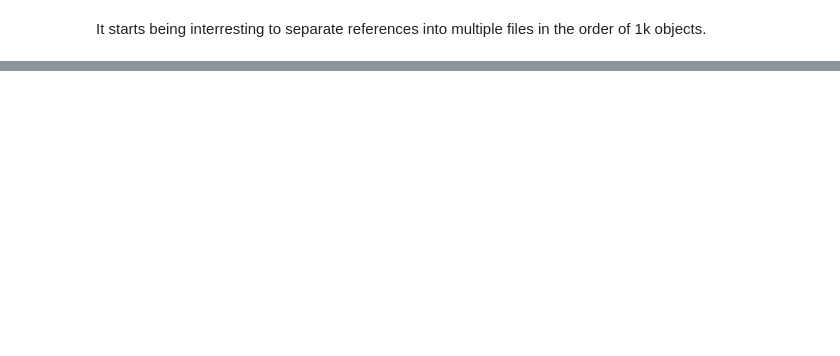
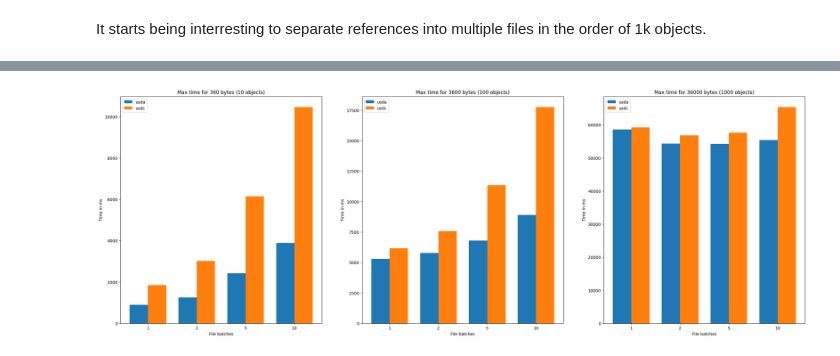
Before and after one commit to LittleCoinCoin/ProfilingOpenUSD, a Jupyter notebook: Python/RuntimeResultsViz.ipynb, the cells around one changed output, grey strips where cells are left out. Cells and saved outputs as stored; diff of their text form; code cells hidden in the pictures; blank space fills up the shorter version.

```diff
--- a/Python/RuntimeResultsViz.ipynb
+++ b/Python/RuntimeResultsViz.ipynb
@@ -209,0 +213,54 @@ It starts being interresting to separate references into multiple files in the o
+# %%
+# Calculate the number of repetitions per thread
+repsPerThread = nbRepeats // numThreadUsedForGen
+endRepsIndeces = []
+for i in range(numThreadUsedForGen):
+    start_rep = i * repsPerThread
+    end_rep = start_rep + repsPerThread if i < numThreadUsedForGen - 1 else nbRepeats
+    endRepsIndeces += [end_rep]
+
+nbSections = len(endRepsIndeces)
+
+maxThreadTimes = np.zeros(len(allData))
+
+i = 0
+for key, val in allData.items():
+    #we know the data generated by different threads are in order in the arrays
+    #so we only need to separate the arrays by the number of repetitions handled by each thread.
+    temp = np.split(val, endRepsIndeces)
+    #we sum all the time it takes to complete each thread and take the slowest (i.e. max time)
+    maxThreadTimes[i] = NanoToMilli(max([np.sum(temp[i]) for i in range(nbSections)]))
+    i += 1
+
+
+maxThreadTimesPerNbRefs = np.split(maxThreadTimes, 3)
+
+
+# Base x-axis positions for the bars
+xBase=np.arange(len(nbBatch))*30
+# Set the width of the bars
+bar_width = max(xBase) / (len(xBase) * 2)
+# Adapt the positions based on the width
+x_positions = np.array(xBase) - bar_width/2
+
+fig, axs = plt.subplots(1, len(nbRefs), figsize=(30,10))
+for i in range(len(nbRefs)):
+    for k in range(0, len(usdExtension)):
+        y=[]
+        for j in range(0, len(nbBatch)):
+            y.append(maxThreadTimesPerNbRefs[i][j*len(usdExtension)+k])
+
+        axs[i].bar(x_positions+k*bar_width, y, label=usdExtension[k], width=bar_width)
+
+    # Customize the plot
+    axs[i].set_xlabel("File batches")
+    axs[i].set_ylabel("Time in ms")
+    axs[i].set_title("Max time for {} bytes ({} objects)".format(3*3*4*nbRefs[i], nbRefs[i]))
+
+        # Set the x tick labels
+    axs[i].set_xticks(x_positions+0.5*(len(usdExtension)-1)*bar_width)
+    axs[i].set_xticklabels(nbBatch)
+
+    axs[i].legend()
+# %% [output]
+[figure, added]
```
Also changed, not shown: parts of 6 cells of this notebook.
